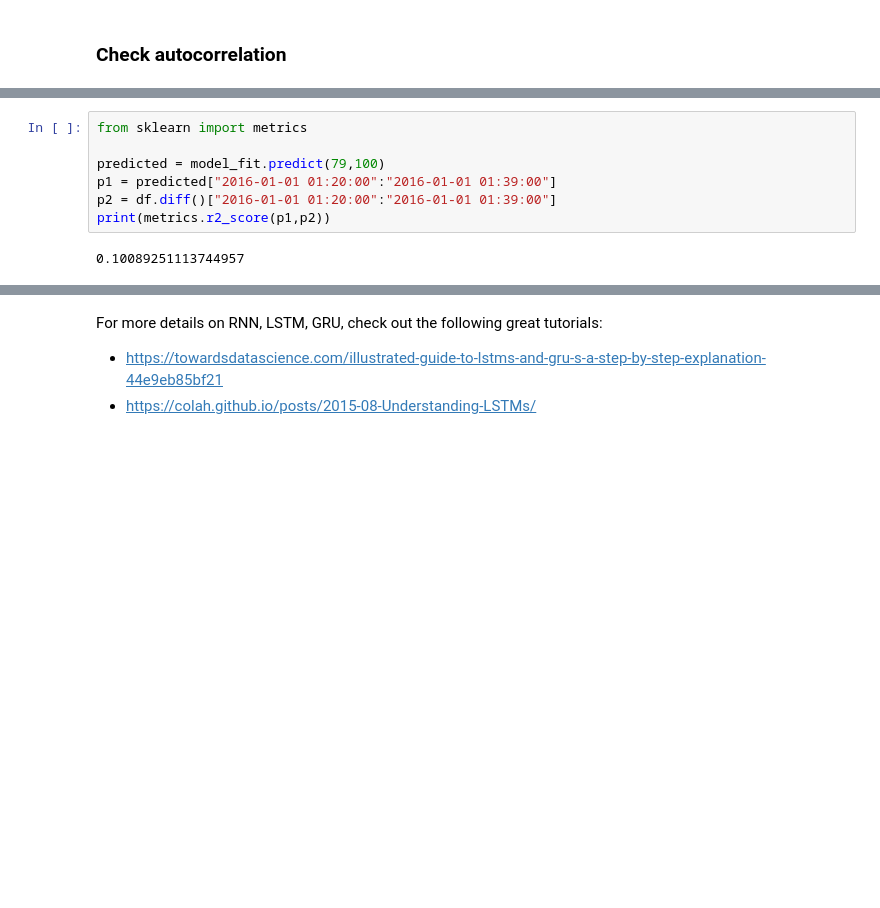
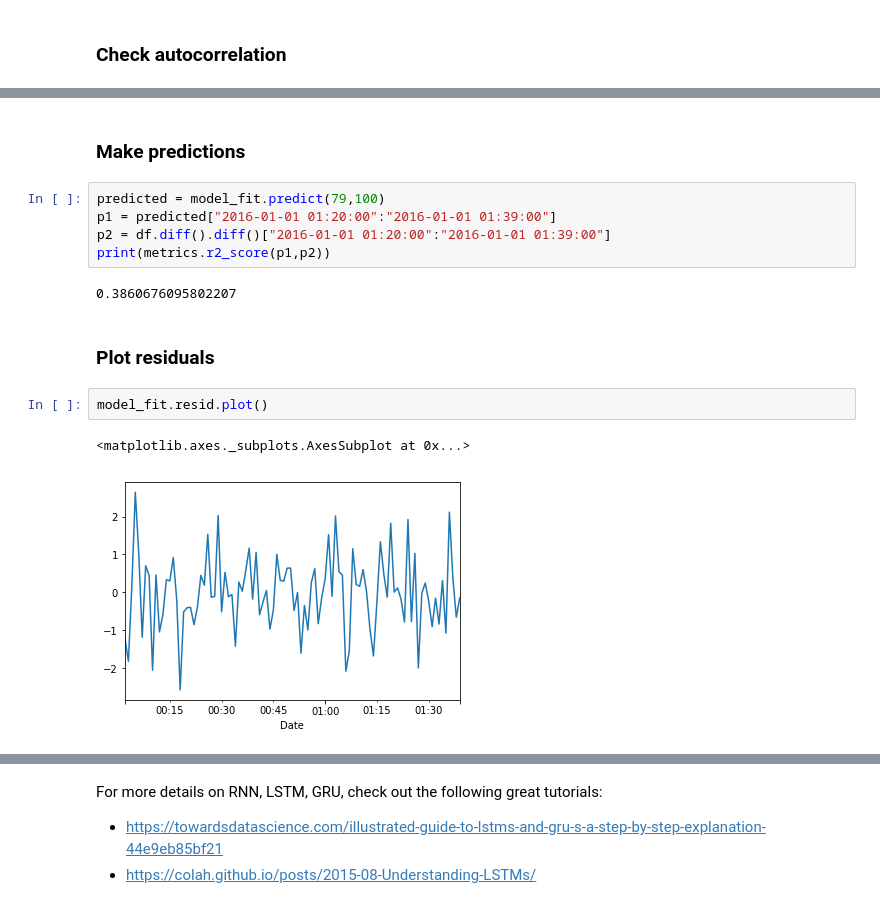
Before and after one commit to NRauschmayr/Seattle_Workshop, a Jupyter notebook: Forecasting/Forecasting.ipynb, the cells around one changed output, grey strips where cells are left out. Saved outputs shown, nothing was run; the diff lists cells and outputs as text; blank space fills up the shorter version.

```diff
--- a/Forecasting/Forecasting.ipynb
+++ b/Forecasting/Forecasting.ipynb
@@ -129,9 +205,16 @@ MA.1           -1.5735           +0.0000j            1.5735            0.5000
+# %% [markdown]
+### Make predictions
 # %%
-from sklearn import metrics
-
 predicted = model_fit.predict(79,100)
 p1 = predicted["2016-01-01 01:20:00":"2016-01-01 01:39:00"]
-p2 = df.diff()["2016-01-01 01:20:00":"2016-01-01 01:39:00"]
+p2 = df.diff().diff()["2016-01-01 01:20:00":"2016-01-01 01:39:00"]
 print(metrics.r2_score(p1,p2))
 # %% [output]
-0.10089251113744957
+0.3860676095802207
+# %% [markdown]
+### Plot residuals
+# %%
+model_fit.resid.plot()
+# %% [output]
+<matplotlib.axes._subplots.AxesSubplot at 0x...>
+[figure, added]
```
Also changed, not shown: parts of 71 cells of this notebook.
